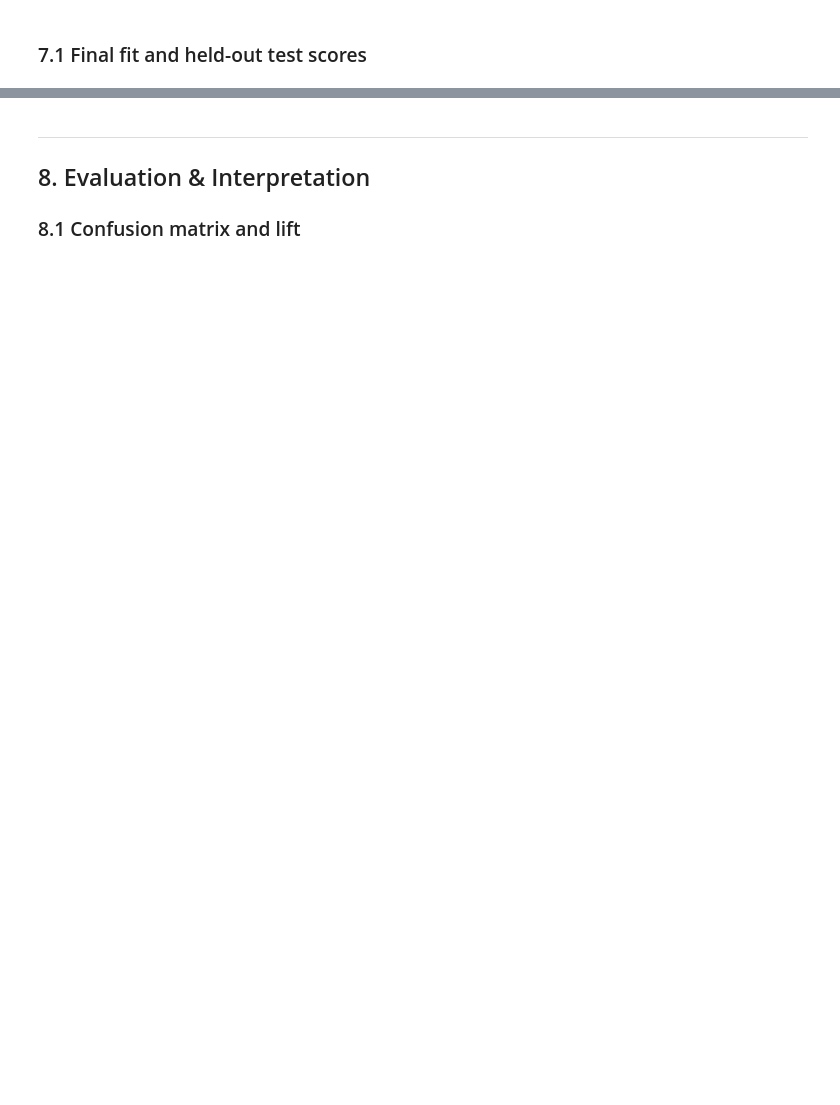
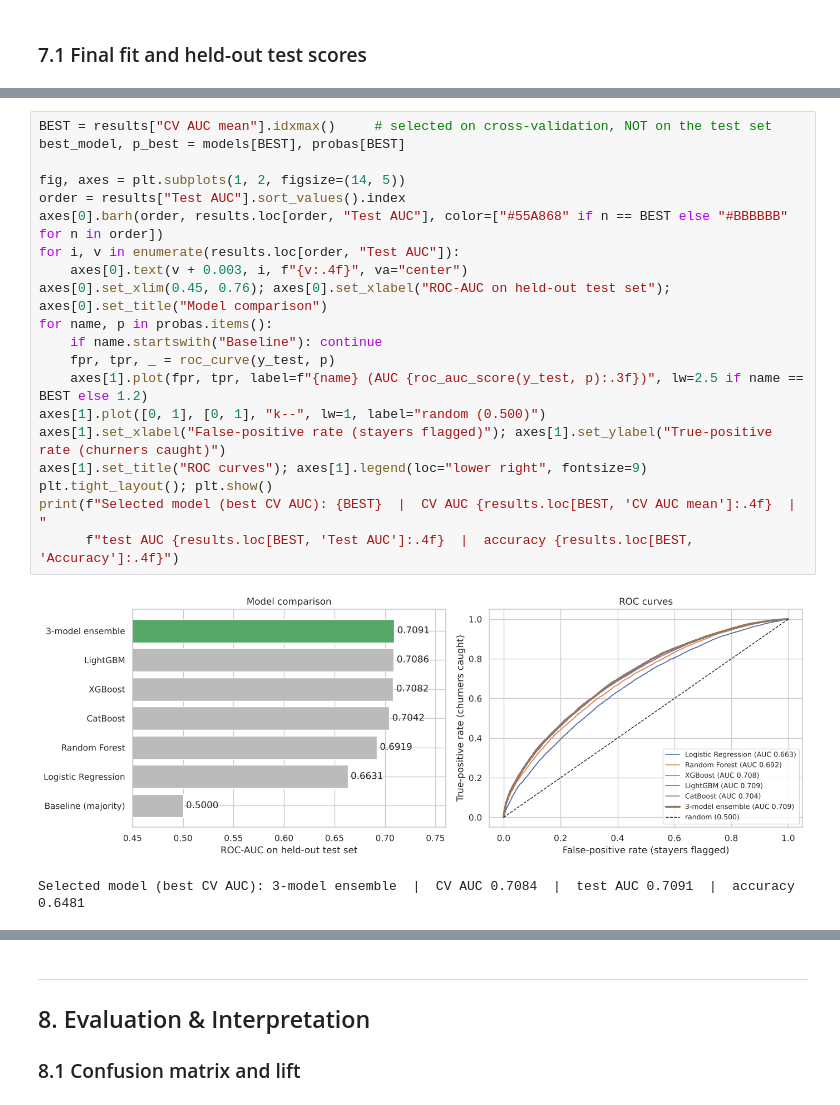
Before and after one commit to Shafayet-jamil/final-assignment-gci, a Jupyter notebook: Shafayet_Jamil.ipynb, the cells around one changed output, grey strips where cells are left out. Drawn from its saved outputs; the diff is of its cells as text; blank space fills up the shorter version.

```diff
--- a/Shafayet_Jamil.ipynb
+++ b/Shafayet_Jamil.ipynb
@@ -569,0 +726,23 @@ An AUC around 0.70 is in line with what is reported for this type of wireless-ca
+# %%
+BEST = results["CV AUC mean"].idxmax()     # selected on cross-validation, NOT on the test set
+best_model, p_best = models[BEST], probas[BEST]
+
+fig, axes = plt.subplots(1, 2, figsize=(14, 5))
+order = results["Test AUC"].sort_values().index
+axes[0].barh(order, results.loc[order, "Test AUC"], color=["#55A868" if n == BEST else "#BBBBBB" for n in order])
+for i, v in enumerate(results.loc[order, "Test AUC"]):
+    axes[0].text(v + 0.003, i, f"{v:.4f}", va="center")
+axes[0].set_xlim(0.45, 0.76); axes[0].set_xlabel("ROC-AUC on held-out test set"); axes[0].set_title("Model comparison")
+for name, p in probas.items():
+    if name.startswith("Baseline"): continue
+    fpr, tpr, _ = roc_curve(y_test, p)
+    axes[1].plot(fpr, tpr, label=f"{name} (AUC {roc_auc_score(y_test, p):.3f})", lw=2.5 if name == BEST else 1.2)
+axes[1].plot([0, 1], [0, 1], "k--", lw=1, label="random (0.500)")
+axes[1].set_xlabel("False-positive rate (stayers flagged)"); axes[1].set_ylabel("True-positive rate (churners caught)")
+axes[1].set_title("ROC curves"); axes[1].legend(loc="lower right", fontsize=9)
+plt.tight_layout(); plt.show()
+print(f"Selected model (best CV AUC): {BEST}  |  CV AUC {results.loc[BEST, 'CV AUC mean']:.4f}  |  "
+      f"test AUC {results.loc[BEST, 'Test AUC']:.4f}  |  accuracy {results.loc[BEST, 'Accuracy']:.4f}")
+# %% [output]
+[figure, added]
+Selected model (best CV AUC): 3-model ensemble  |  CV AUC 0.7084  |  test AUC 0.7091  |  accuracy 0.6481
```
Also changed, not shown: parts of 54 cells of this notebook, 2 other files.
